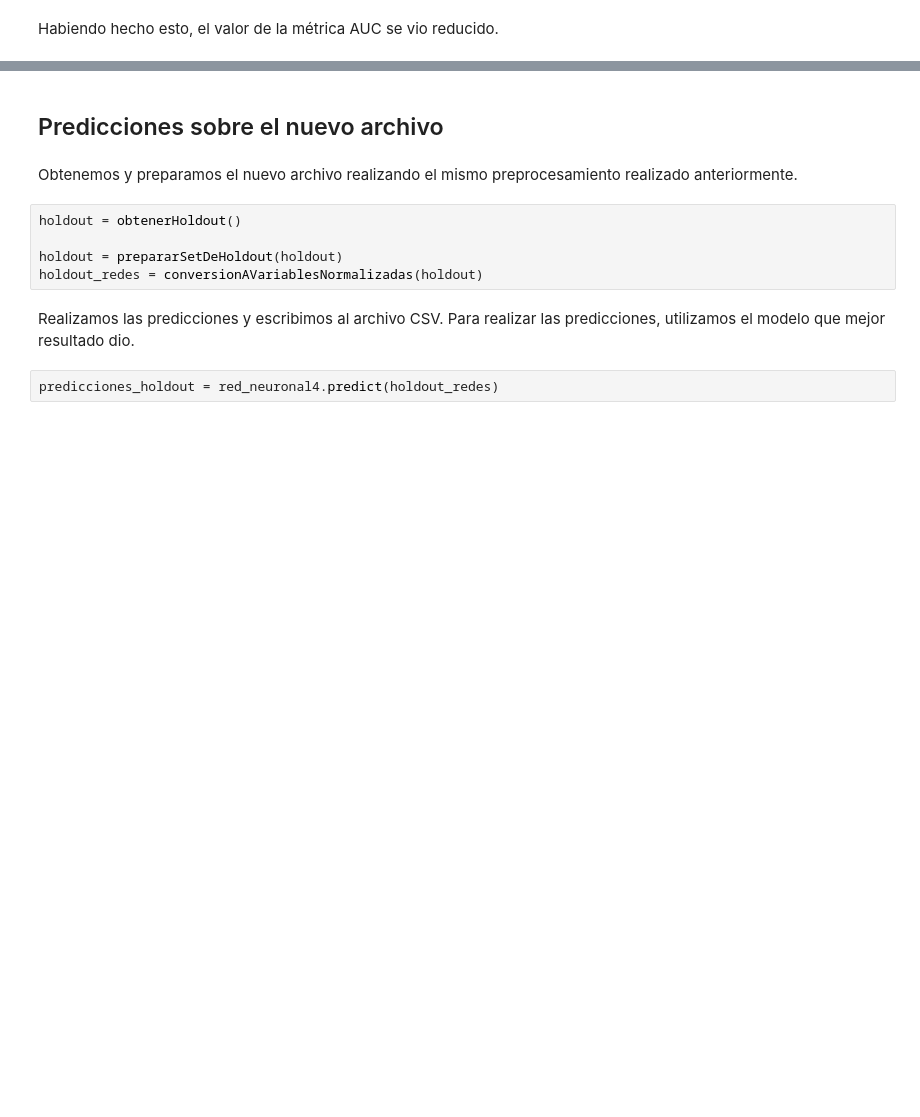
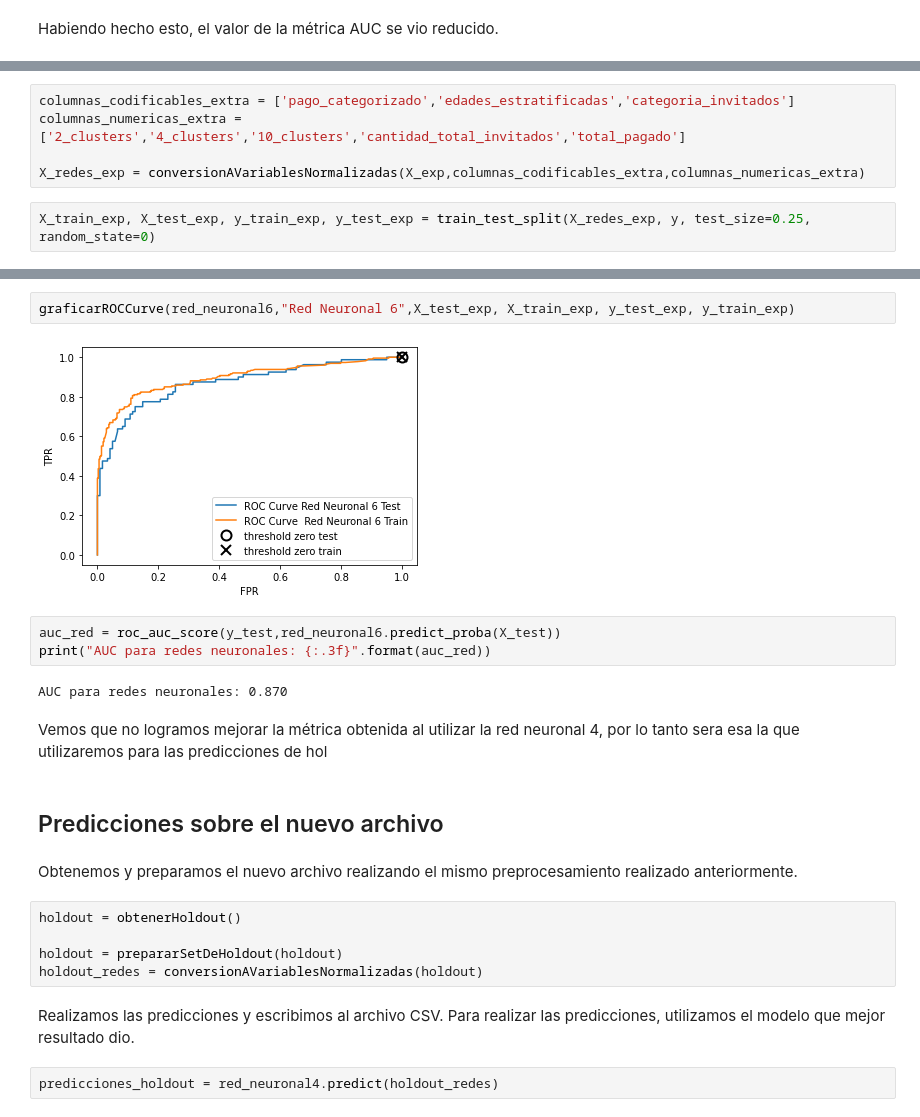
Before and after one commit to brunograssano/TP-Organizacion-de-datos, a Jupyter notebook: TP2/09 - RedesNeuronales.ipynb, the cells around one changed output, grey strips where cells are left out. Drawn from its saved outputs; the diff is of its cells as text; blank space fills up the shorter version.

Commit message:
Agrego predicciones de redes y preprocesamiento expansion

```diff
--- a/TP2/09 - RedesNeuronales.ipynb
+++ b/TP2/09 - RedesNeuronales.ipynb
@@ -247,0 +369,7 @@ Habiendo hecho esto, el valor de la métrica AUC se vio reducido.
+# %%
+columnas_codificables_extra = ['pago_categorizado','edades_estratificadas','categoria_invitados']
+columnas_numericas_extra = ['2_clusters','4_clusters','10_clusters','cantidad_total_invitados','total_pagado']
+
+X_redes_exp = conversionAVariablesNormalizadas(X_exp,columnas_codificables_extra,columnas_numericas_extra)
+# %%
+X_train_exp, X_test_exp, y_train_exp, y_test_exp = train_test_split(X_redes_exp, y, test_size=0.25, random_state=0)
@@ -248,3 +403,14 @@ Habiendo hecho esto, el valor de la métrica AUC se vio reducido.
+# %%
+graficarROCCurve(red_neuronal6,"Red Neuronal 6",X_test_exp, X_train_exp, y_test_exp, y_train_exp)
+# %% [output]
+[figure, added]
+# %%
+auc_red = roc_auc_score(y_test,red_neuronal6.predict_proba(X_test))
+print("AUC para redes neuronales: {:.3f}".format(auc_red))
+# %% [output]
+AUC para redes neuronales: 0.870
+# %% [markdown]
+Vemos que no logramos mejorar la métrica obtenida al utilizar la red neuronal 4, por lo tanto sera esa la que utilizaremos para las predicciones de hol
 # %% [markdown]
 ## Predicciones sobre el nuevo archivo
 # %% [markdown]
```
Also changed, not shown: parts of 45 cells of this notebook, 1 other file.
